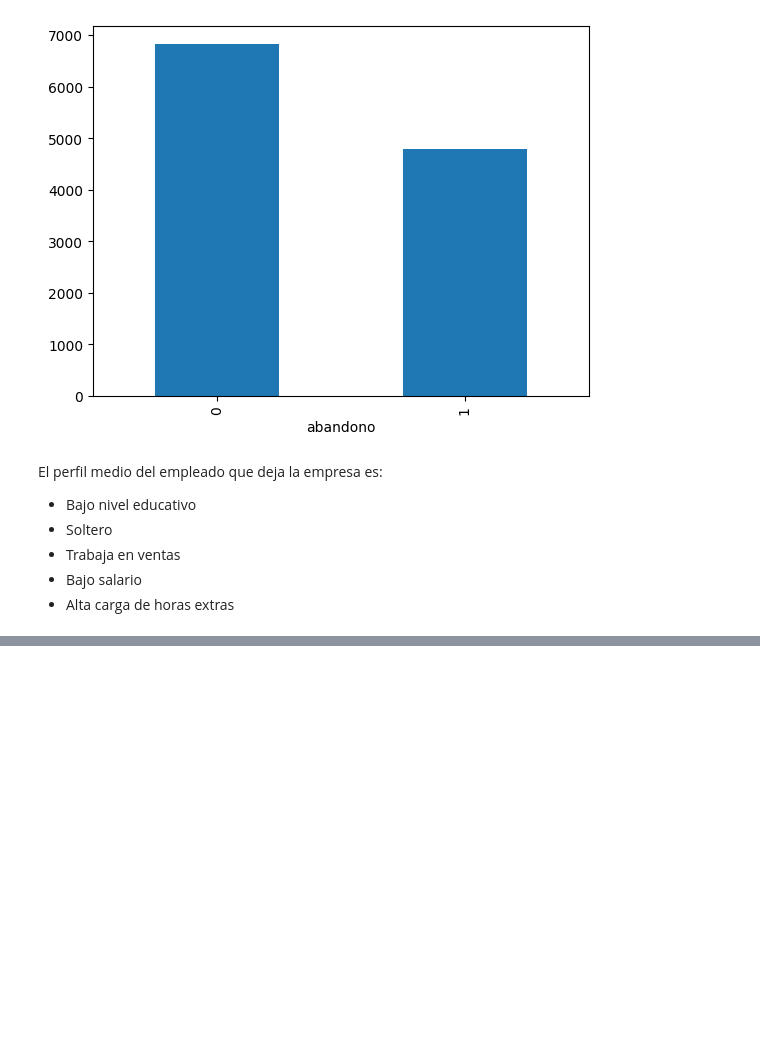
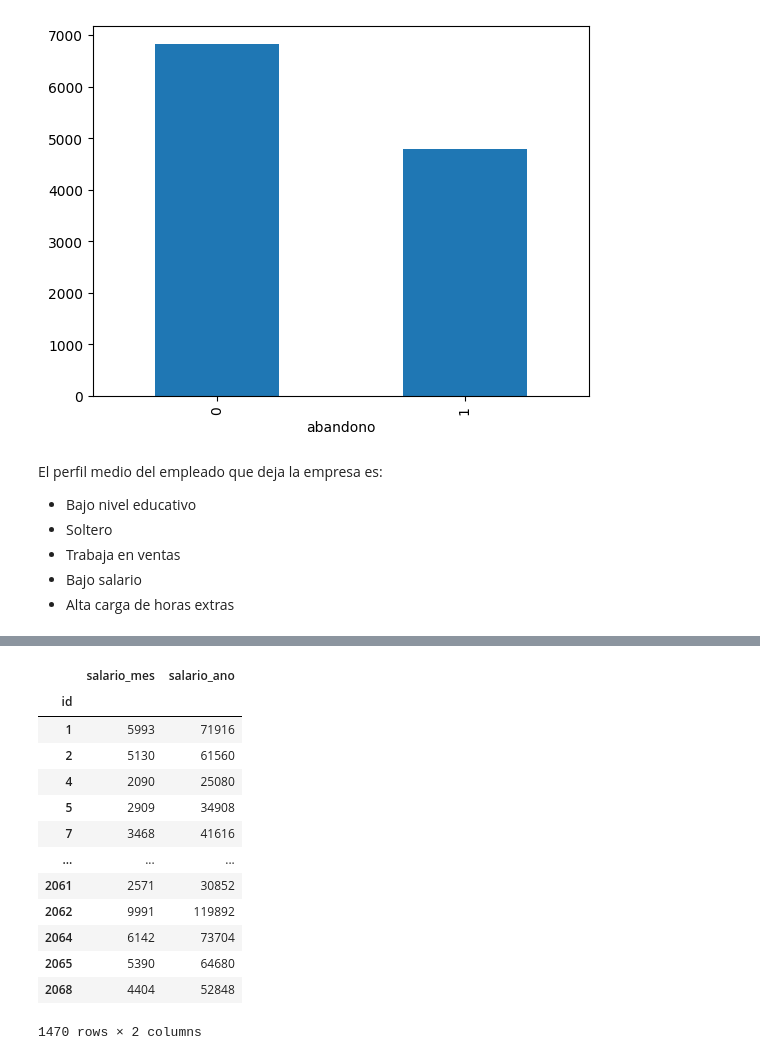
Before and after one commit to MauricioSalazarP/AbandonoEmpleados, a Jupyter notebook: Abandono_empleados/BI_Analisis.ipynb, the cells around one changed output, grey strips where cells are left out. Cells and saved outputs as stored; diff of their text form; code cells hidden in the pictures; blank space fills up the shorter version.

```diff
--- a/Abandono_empleados/BI_Analisis.ipynb
+++ b/Abandono_empleados/BI_Analisis.ipynb
@@ -268,0 +277,19 @@ El perfil medio del empleado que deja la empresa es:
+# %%
+# Creamos una nueva variable salario_ano del empleado
+df['salario_ano'] = df.salario_mes.transform(lambda x: x*12)
+df[['salario_mes','salario_ano']]
+# %% [output]
+|  | salario_mes | salario_ano |
+| id |  |  |
+| 1 | 5993 | 71916 |
+| 2 | 5130 | 61560 |
+| 4 | 2090 | 25080 |
+| 5 | 2909 | 34908 |
+| 7 | 3468 | 41616 |
+| ... | ... | ... |
+| 2061 | 2571 | 30852 |
+| 2062 | 9991 | 119892 |
+| 2064 | 6142 | 73704 |
+| 2065 | 5390 | 64680 |
+| 2068 | 4404 | 52848 |
+1470 rows × 2 columns
```
Also changed, not shown: parts of 9 cells of this notebook.
